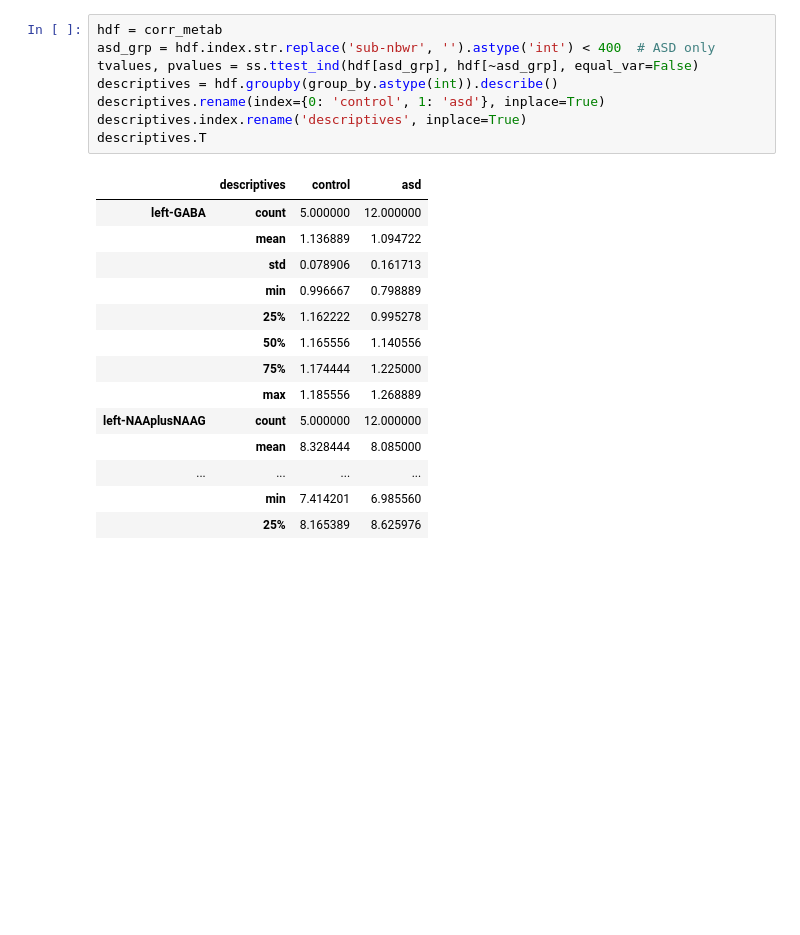
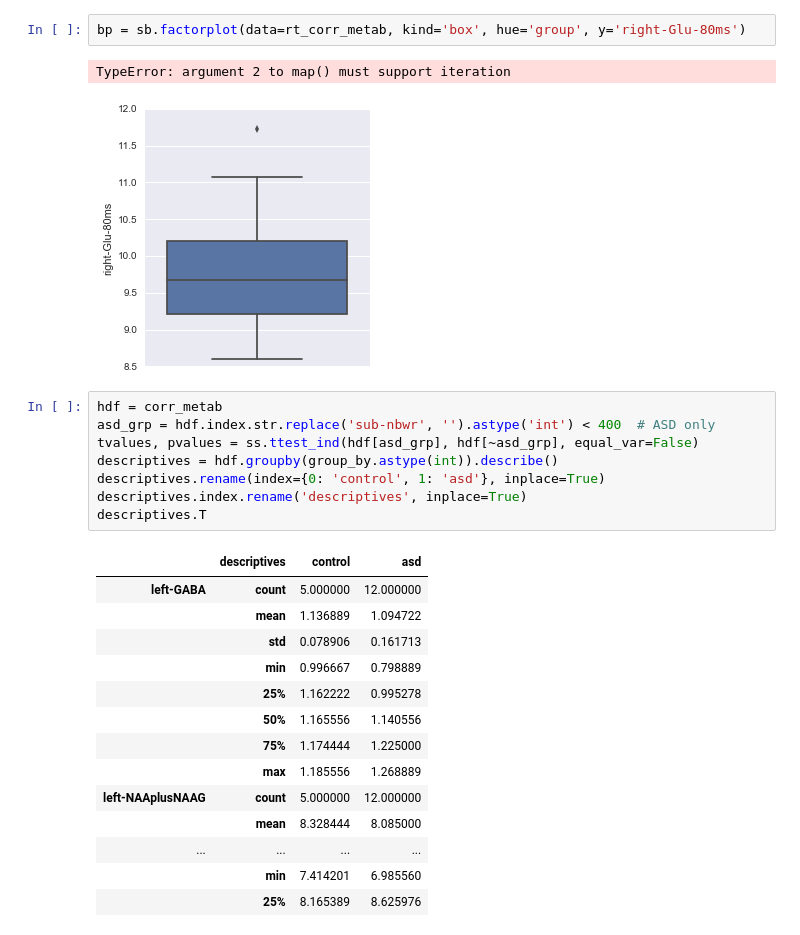
Before and after one commit to mrjeffstevenson3/mmimproc, a Jupyter notebook: ipn/Paros_mrs_stats_v1.ipynb, the cells around one changed output. Cells and saved outputs as stored; diff of their text form; blank space fills up the shorter version.

```diff
--- a/ipn/Paros_mrs_stats_v1.ipynb
+++ b/ipn/Paros_mrs_stats_v1.ipynb
@@ -52,3 +109,8 @@ setting root data directory to scotty.
+# %%
+bp = sb.factorplot(data=rt_corr_metab, kind='box', hue='group', y='right-Glu-80ms')
+# %% [output]
+TypeError: argument 2 to map() must support iteration
+[figure, added]
 # %%
 hdf = corr_metab
 asd_grp = hdf.index.str.replace('sub-nbwr', '').astype('int') < 400  # ASD only
```
Also changed, not shown: parts of 5 cells of this notebook, 7 other files.
